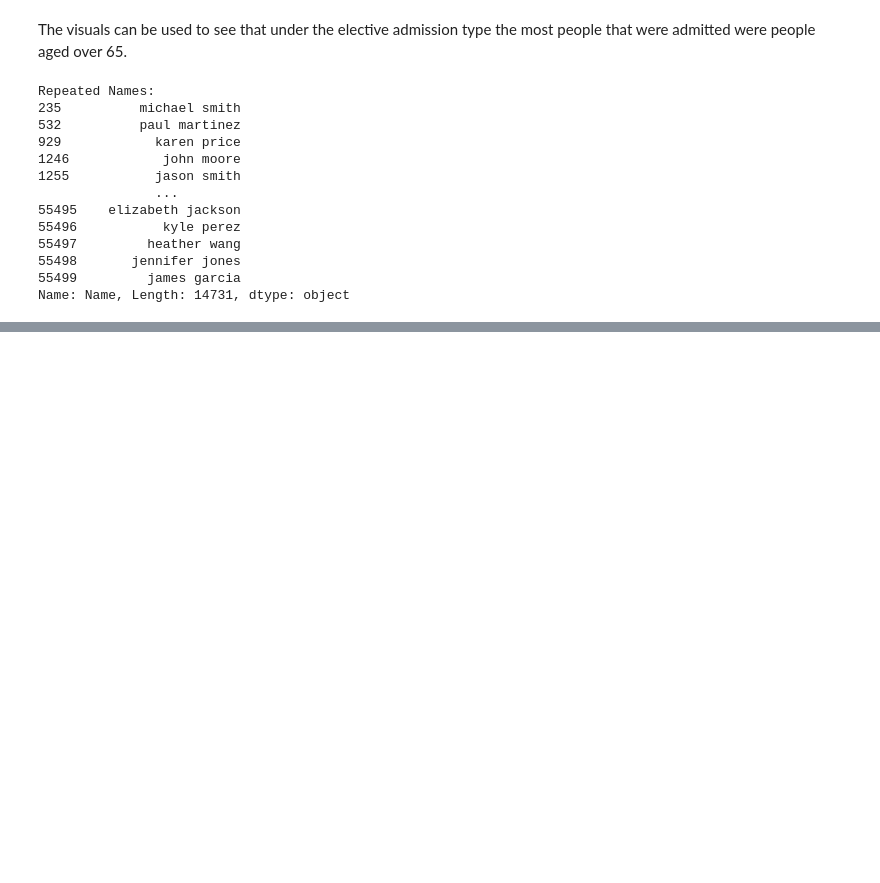
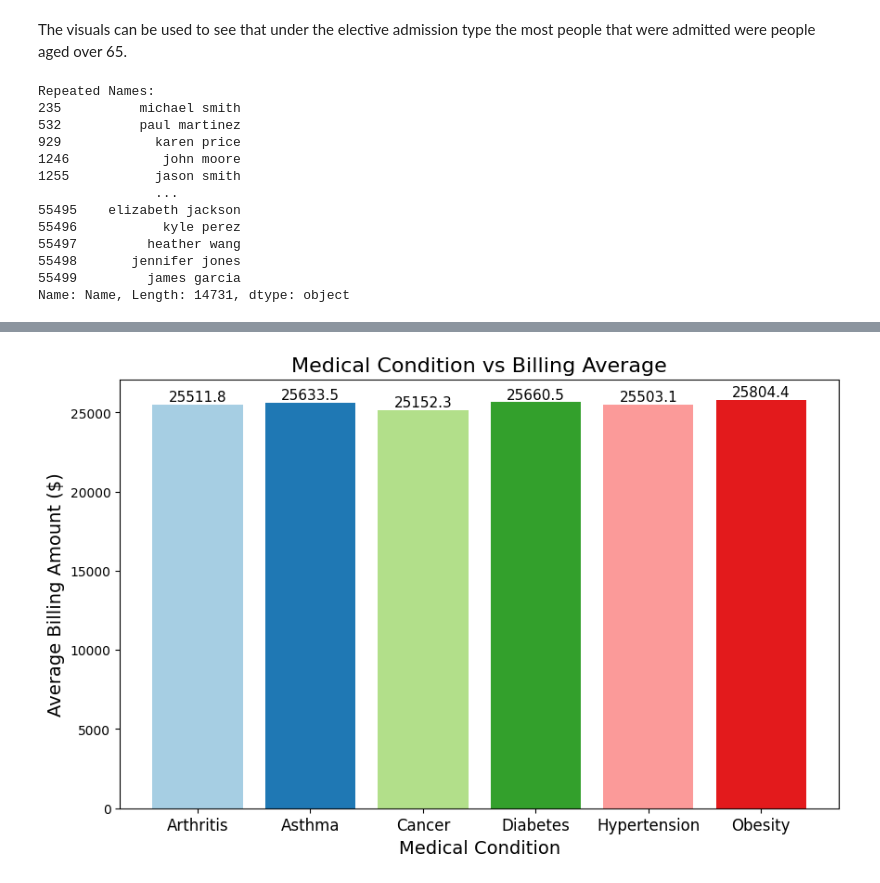
Before and after one commit to Thayallen02/MY-DAC-Curriculum, a Jupyter notebook: Internal Project/Graphs.ipynb, the cells around one changed output, grey strips where cells are left out. Drawn from its saved outputs; the diff is of its cells as text; code cells hidden in the pictures; blank space fills up the shorter version.

```diff
--- a/Internal Project/Graphs.ipynb
+++ b/Internal Project/Graphs.ipynb
@@ -192,0 +246,24 @@ Name: Name, Length: 14731, dtype: object
+# %%
+import matplotlib.pyplot as plt
+
+# Calculate the average billing amount for each medical condition
+billing_avg = df.groupby('Medical Condition')['Billing Amount'].mean()
+
+# Create a bar chart
+fig, ax = plt.subplots(figsize=(10, 6))
+bars = ax.bar(billing_avg.index, billing_avg.values, color=plt.cm.Paired.colors)
+
+# Add labels above the bars
+ax.bar_label(bars, fontsize=11, color='black')
+
+# Customize the chart
+plt.title('Medical Condition vs Billing Average', fontsize=16)
+plt.xlabel('Medical Condition', fontsize=14)
+plt.ylabel('Average Billing Amount ($)', fontsize=14)
+plt.xticks(fontsize=12)
+
+
+# Show the chart
+plt.show()
+# %% [output]
+[figure, added]
```
Also changed, not shown: parts of 3 cells of this notebook, 5 other files.
